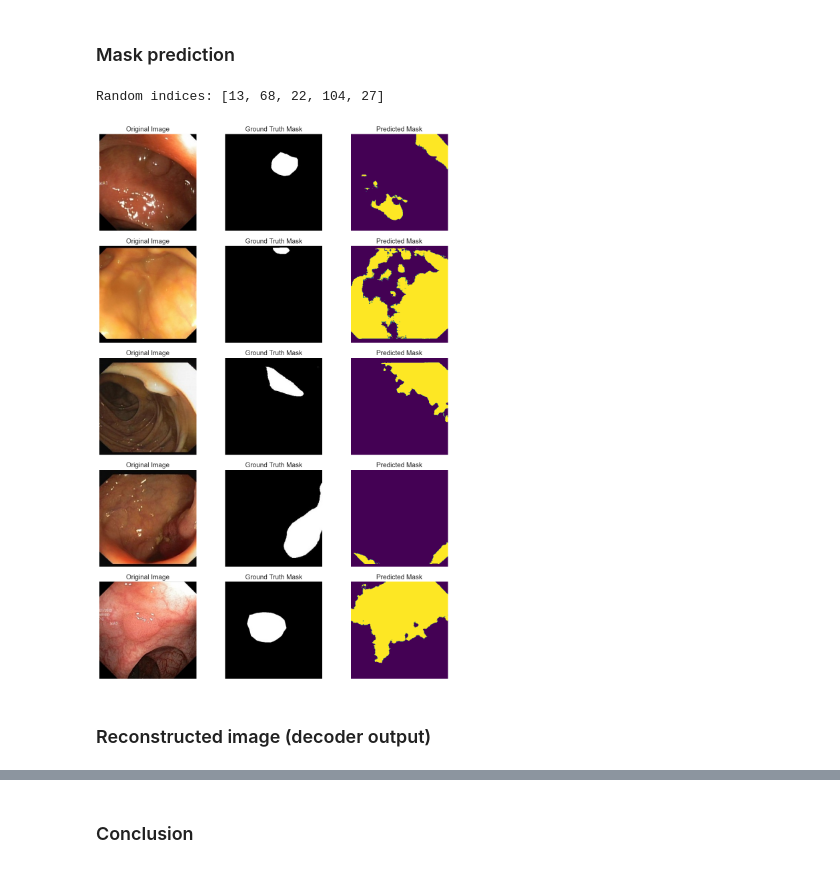
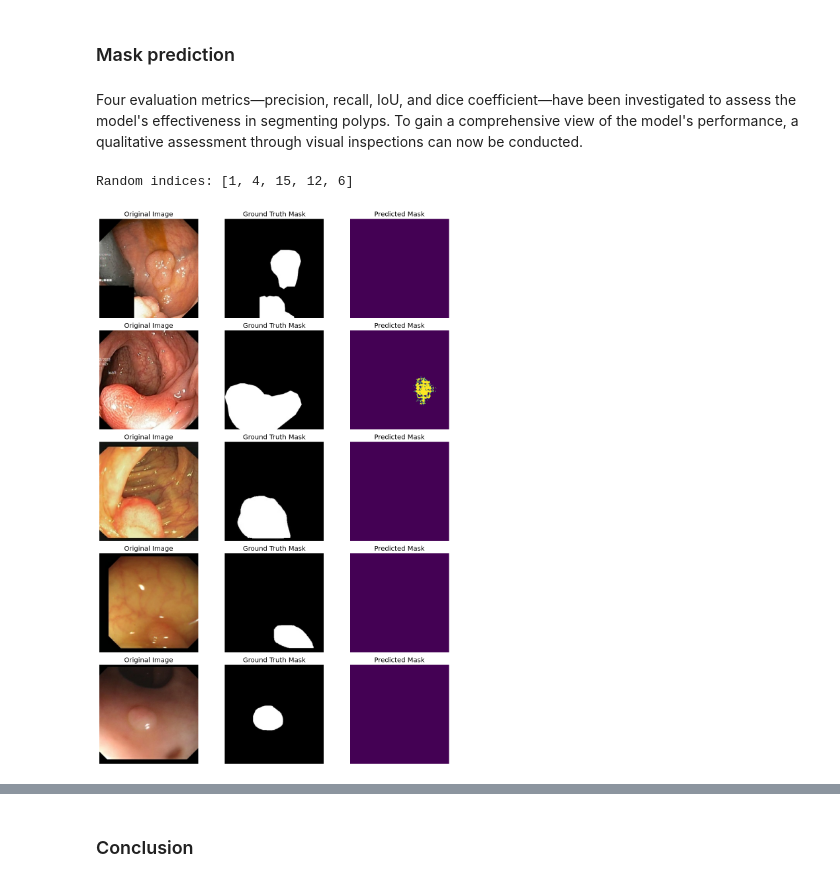
Before and after one commit to natalialopezg/Monografia-EACD, a Jupyter notebook: Polyp_Segmentation_VAE.ipynb, the cells around one changed output, grey strips where cells are left out. Cells and saved outputs as stored; diff of their text form; code cells hidden in the pictures.

```diff
--- a/Polyp_Segmentation_VAE.ipynb
+++ b/Polyp_Segmentation_VAE.ipynb
@@ -516,0 +712,6 @@ Number of parameters: 18,883,459
+# %%
+latent_dim = 128
+epochs = 100
+
+encoder = build_encoder(latent_dim)
+decoder = build_decoder(latent_dim)
@@ -517,3 +738,9 @@ Number of parameters: 18,883,459
+# %%
+# Instance VAE class
+model = VAE(encoder, decoder)
+
+# Compile the model with the new loss function
+model.compile(optimizer=tf.keras.optimizers.Adam(learning_rate=1e-4), loss={'reconstructed': 'mse', 'segmentation': combined_loss})
 # %% [markdown]
 <a name="model-training"></a>
 ### Model training
@@ -578,8 +876,3 @@ torch.save(model.state_dict(), 'vae_segmentation_model.pth')
 # %% [markdown]
 <a name="model-evaluation"></a>
 ### Model evaluation
-# %%
-# Load the model
-model = VAE(latent_dim).to(device)
-model.load_state_dict(torch.load('vae_segmentation_model.pth'))
-model.eval()
@@ -752,71 +1062,50 @@ Mean Dice Coefficient: 0.3583
 # %% [markdown]
 <a name="mask-prediction"></a>
 ### Mask prediction
+# %% [markdown]
+Four evaluation metrics—precision, recall, IoU, and dice coefficient—have been investigated to assess the model's effectiveness in segmenting polyps. To gain a comprehensive view of the model's performance, a qualitative assessment through visual inspections can now be conducted.
 # %%
 # Fix the seed for reproducibility
 random.seed(123)
 
-# Set the model to evaluation mode
-model.eval()
-
-# Initialize lists to store images, ground truth masks, and predictions
-images = []
-true_masks = []
-predictions = []
-
-# Generate predictions for a batch of test images
-with torch.no_grad():
-    for data, target in test_dataloader:
-        data, target = data.to(device), target.to(device)
-        recon_batch, mu, logvar = model(data)
-
-        # Convert tensors to numpy arrays and store them
-        for img, pred, true_mask in zip(data, recon_batch, target):
-            img = img.cpu().numpy().transpose(1, 2, 0)
-            pred = pred.cpu().numpy().transpose(1, 2, 0)
-            true_mask = true_mask.cpu().numpy().transpose(1, 2, 0)
-
-            # Convert predicted mask to single channel (grayscale)
-            pred_gray = cv2.cvtColor(pred, cv2.COLOR_RGB2GRAY)
-
-            # Binarize the grayscale image using a threshold value
-            _, pred_binary = cv2.threshold(pred_gray, 0.5, 1, cv2.THRESH_BINARY)
-
-            images.append(img)
-            true_masks.append(true_mask[:, :, 0])
-            predictions.append(pred_binary)
+# Get the corresponding test image and mask (from only 1 batch)
+test_batch = next(iter(test_dataset))
+test_images, test_masks = test_batch
 
 # Get a random index to select 5 samples from the test batch
-random_indices = random.sample(range(len(images)), 5)
+random_indices = random.sample(range(len(test_images)), 5)
+
+# Generate predictions for the test images
+predictions = model.predict(test_images, verbose=0)['segmentation']
+
+# Threshold the prediction to obtain the binary mask
+binary_predictions = (predictions > 0.5).astype(np.uint8)
 
 # Print random indices
 print(f"Random indices: {random_indices}")
 
 # Initialize subplots
 plt.figure(figsize=(12, 17))
 
 for i, random_index in enumerate(random_indices):
     # Plot the image, ground truth mask, and predicted mask side by side
     plt.subplot(5, 3, i*3 + 1)
-    plt.imshow(images[random_index])  # original image
+    plt.imshow(test_images[random_index])
     plt.title('Original Image')
     plt.axis('off')
 
     plt.subplot(5, 3, i*3 + 2)
-    plt.imshow(true_masks[random_index], cmap='gray')  # ground truth mask
+    plt.imshow(test_masks[random_index], cmap='gray')
     plt.title('Ground Truth Mask')
     plt.axis('off')
 
     plt.subplot(5, 3, i*3 + 3)
-    plt.imshow(predictions[random_index], cmap='viridis')  # predicted mask
+    plt.imshow(binary_predictions[random_index], cmap='viridis')
     plt.title('Predicted Mask')
     plt.axis('off')
 
 plt.tight_layout()
 plt.show()
 # %% [output]
-Random indices: [13, 68, 22, 104, 27]
+Random indices: [1, 4, 15, 12, 6]
-[figure, old version]
+[figure, new version]
-# %% [markdown]
-<a name="reconstructed-image"></a>
-### Reconstructed image (decoder output)
```
Also changed, not shown: parts of 67 cells of this notebook.
